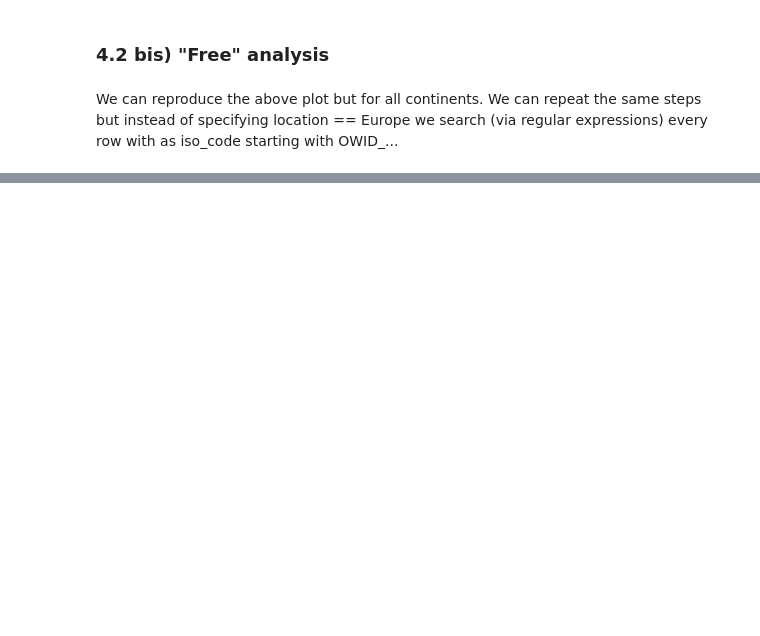
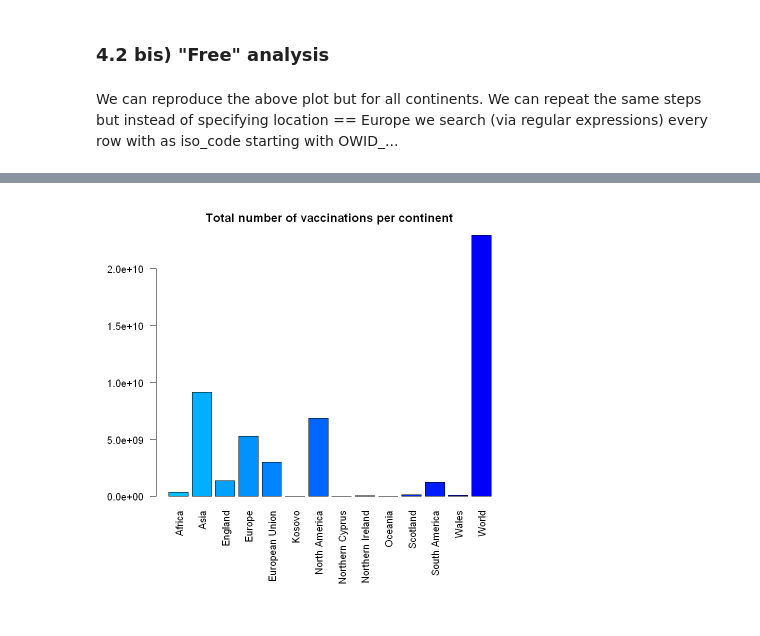
Before and after one commit to marco-giunta/AdvStatPhysAn, a Jupyter notebook: compito_1.ipynb, the cells around one changed output, grey strips where cells are left out. Cells and saved outputs as stored; diff of their text form; code cells hidden in the pictures; blank space fills up the shorter version.

```diff
--- a/compito_1.ipynb
+++ b/compito_1.ipynb
@@ -759,0 +766,16 @@ Warning message:
+# %%
+#alternative plot
+covid.continents$total_vaccinations[is.na(covid.continents$total_vaccinations)] <- 0
+#we remove NA's in order to have a well behaved sum below
+covid.continents.barplot <- aggregate(covid.continents$total_vaccinations, by = list(covid.continents$location), FUN = sum)
+
+# we change column names to make everything easier to read
+names(covid.continents.barplot) <- c("location","total_vaccinations")
+
+par(mar = c(10, 5, 3, 1)) #to make things easier to read in the x axis
+
+pal <- colorRampPalette(colors = c("deepskyblue", "blue"))(14)
+barplot(height = covid.continents.barplot$total_vaccinations , names = covid.continents.barplot$location, las = 2, col = pal) #las=2 --> labels are orthogonal to the axis
+title("Total number of vaccinations per continent")
+# %% [output]
+[figure, added]
```
Also changed, not shown: parts of 14 cells of this notebook, 3 other files.
